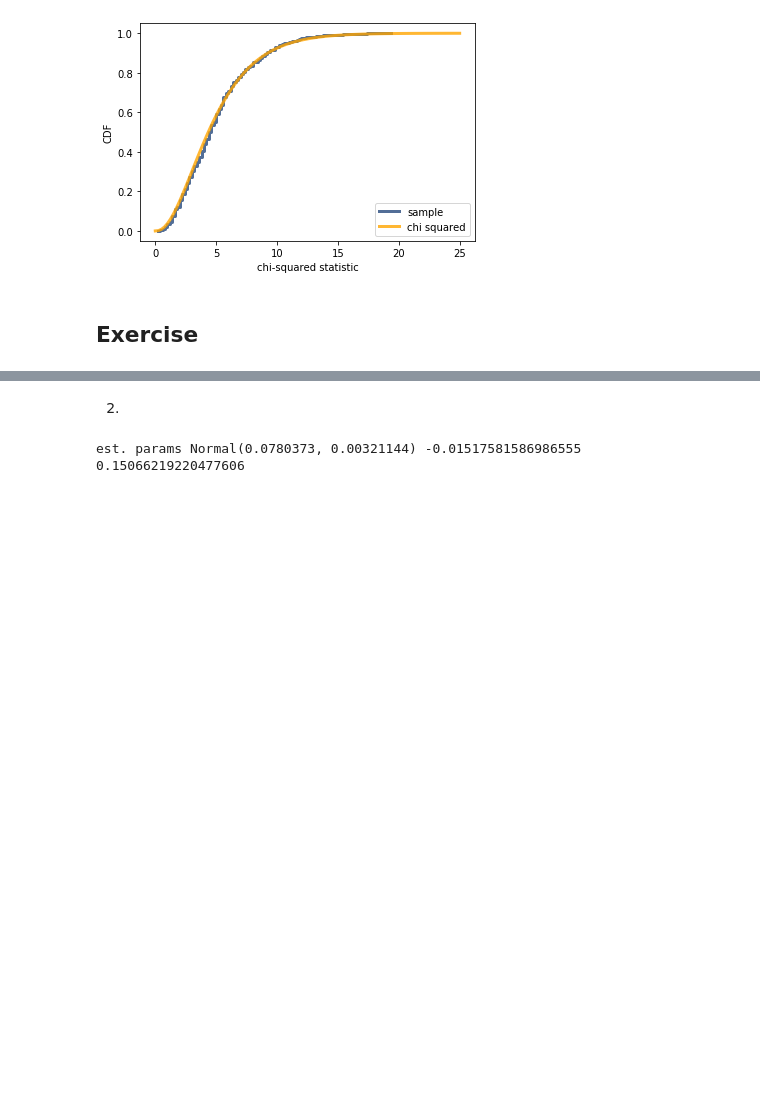
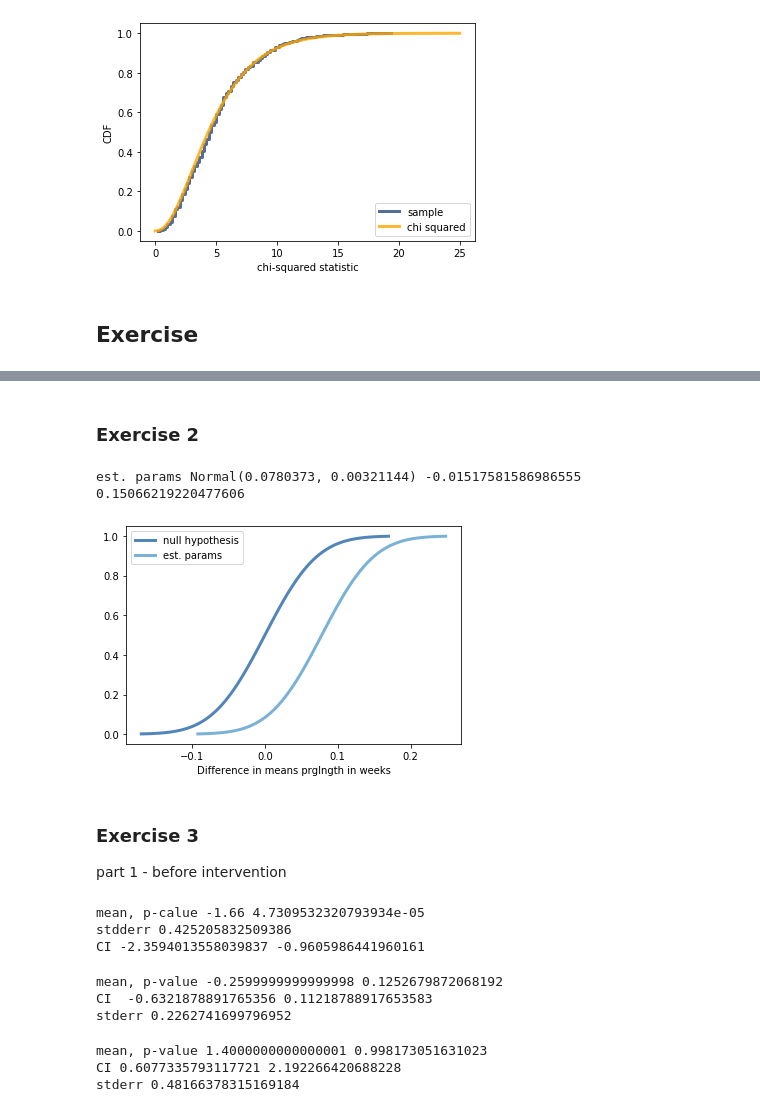
Before and after one commit to Svensone/ThinkStats2-Study, a Jupyter notebook: code/1 Ch. 14 Analytic Models.ipynb, the cells around one changed output, grey strips where cells are left out. Cells and saved outputs as stored; diff of their text form; code cells hidden in the pictures; blank space fills up the shorter version.

```diff
--- a/code/1 Ch. 14 Analytic Models.ipynb
+++ b/code/1 Ch. 14 Analytic Models.ipynb
@@ -336,5 +336,5 @@ PlotAdultWeights(live)
-# %% [markdown]
-2)
+# %% [markdown]
+### Exercise 2
 # %%
 from normal import Normal
 
@@ -369,3 +369,63 @@ print('est. params', diff_distr_altern,
      diff_distr_altern.Percentile(5), diff_distr_altern.Percentile(90))
 # %% [output]
 est. params Normal(0.0780373, 0.00321144) -0.01517581586986555 0.15066219220477606
+# %%
+thinkplot.PrePlot(2)
+thinkplot.Plot(dist_diff_null, label='null hypothesis')
+
+thinkplot.Plot(diff_distr_altern, label='est. params')
+thinkplot.Config(xlabel='Difference in means prglngth in weeks',
+                yabel= 'CDF', loc='upper left')
+# %% [output]
+[figure, added]
+# %% [markdown]
+### Exercise 3
+
+part 1 - before intervention
+# %%
+
+male_mean = 3.57
+male_SE = 0.28
+
+female_mean = 1.91
+female_SE = 0.32
+
+maleDist = Normal(3.57, 0.28**2)
+femaleDist = Normal(female_mean, female_SE**2)
+
+diff_before = femaleDist -maleDist
+print('mean, p-calue', diff_before.mu, 1-diff_before.Prob(0))
+print('stdderr', diff_before.sigma)
+print('CI', diff_before.Percentile(5), diff_before.Percentile(95))
+# %% [output]
+mean, p-calue -1.66 4.7309532320793934e-05
+stdderr 0.425205832509386
+CI -2.3594013558039837 -0.9605986441960161
+# %%
+# part 2
+
+male_after = Normal(3.44, 0.16**2)
+female_after = Normal(3.18, 0.16**2)
+
+diff = female_after - male_after
+
+print('mean, p-value', diff.mu, 1-diff.Prob(0))
+print('CI ', diff.Percentile(5), diff.Percentile(95))
+print('stderr', diff.sigma)
+# %% [output]
+mean, p-value -0.2599999999999998 0.1252679872068192
+CI  -0.6321878891765356 0.11218788917653583
+stderr 0.2262741699796952
+# %%
+# part 3
+# difference of mean distribution before & after
+
+diff_total = diff - diff_before
+
+print('mean, p-value', diff_total.mu, 1-diff_total.Prob(0))
+print('CI', diff_total.Percentile(5), diff_total.Percentile(95))
+print('stderr', diff_total.sigma)
+# %% [output]
+mean, p-value 1.4000000000000001 0.998173051631023
+CI 0.6077335793117721 2.192266420688228
+stderr 0.48166378315169184
```
Also changed, not shown: parts of 2 cells of this notebook.
